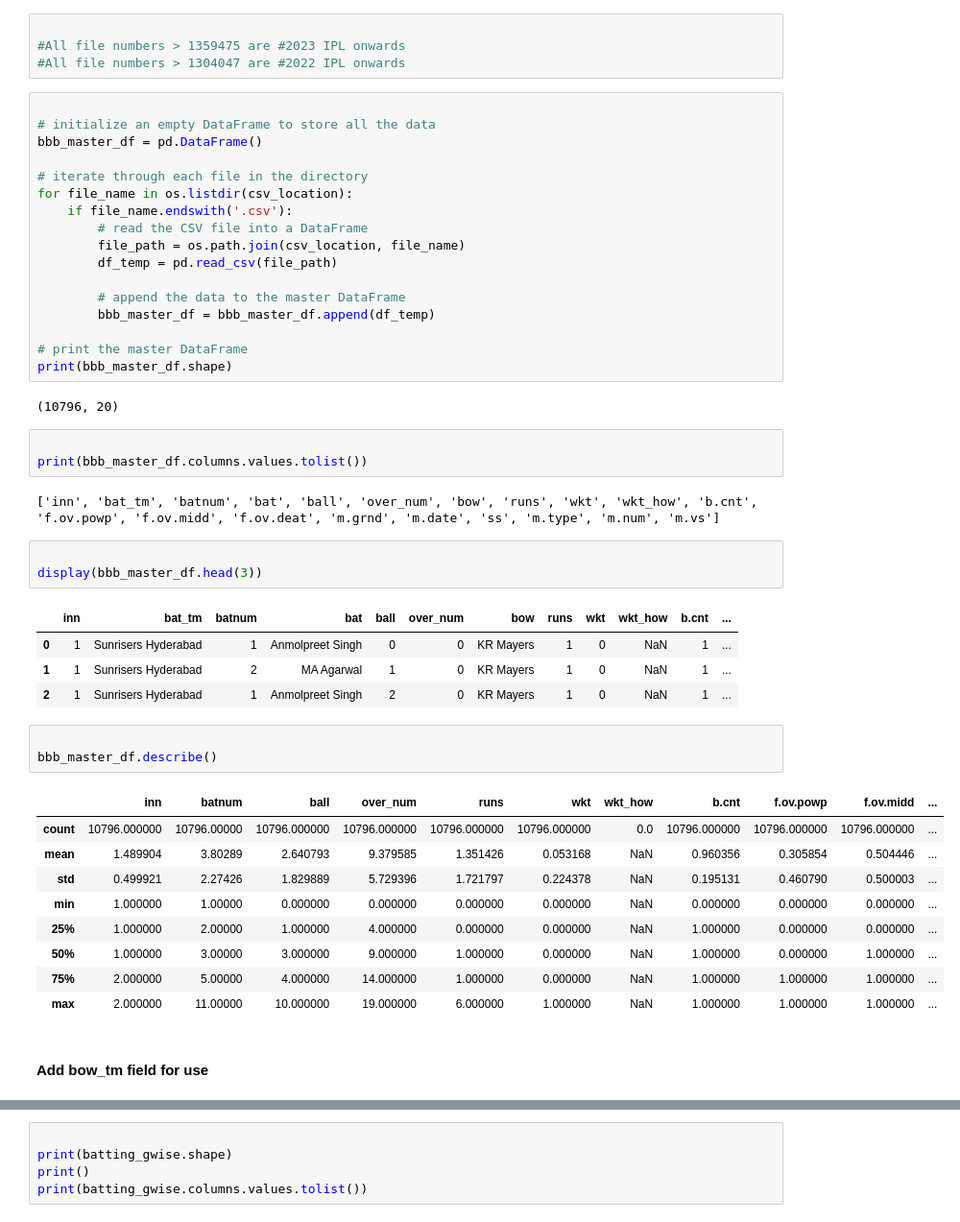
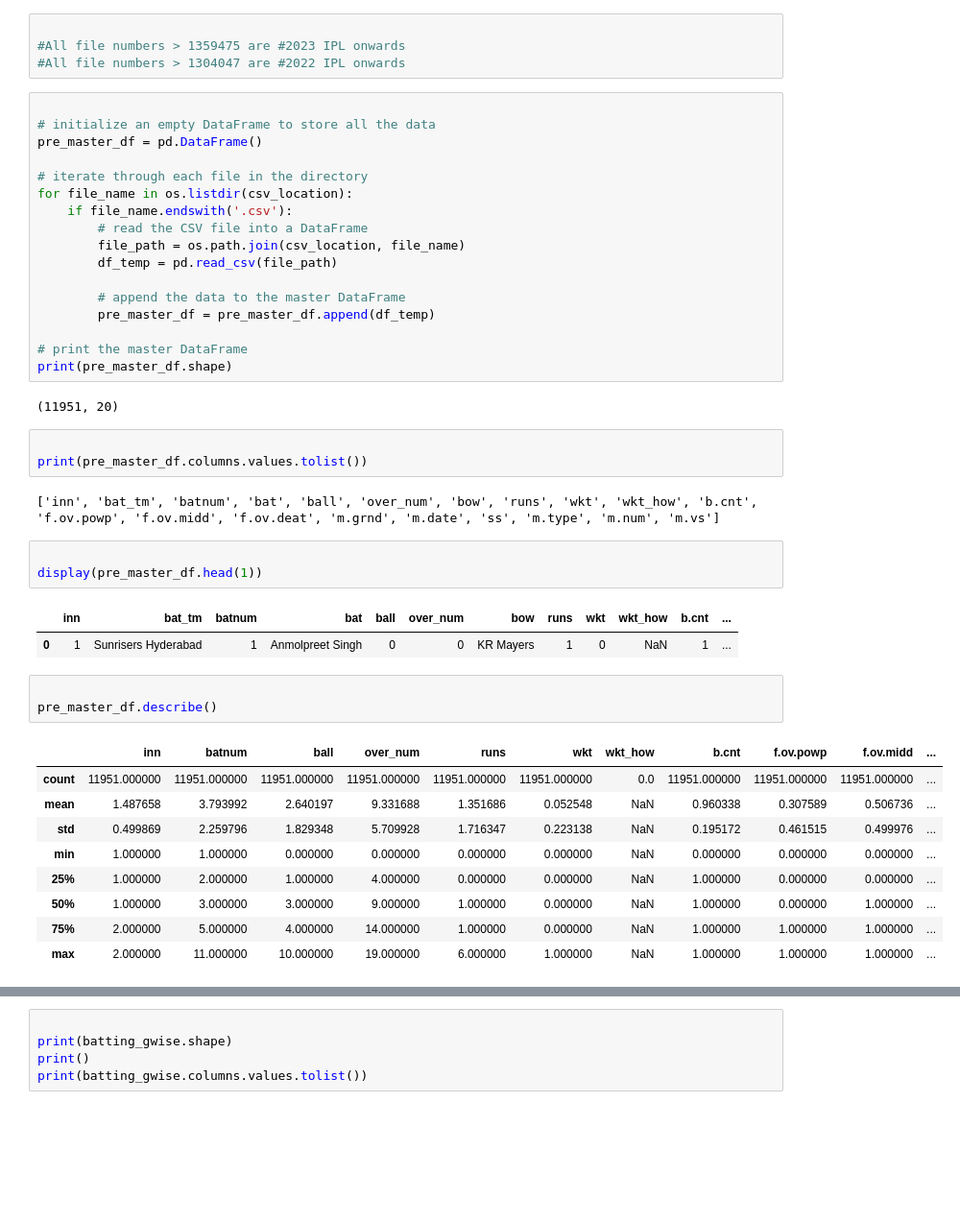
Before and after one commit to ageofthegit/cricket-fantasy-ipl23, a Jupyter notebook: IPL/Code/C02_02_gstats.ipynb, the cells around one changed output, grey strips where cells are left out. Shown: that part at 96% size. Cells and saved outputs as stored; diff of their text form; blank space fills up the shorter version.

```diff
--- a/IPL/Code/C02_03_Stats by Team.ipynb
+++ b/IPL/Code/C02_02_gstats.ipynb
@@ -63,7 +63,7 @@ print(total_files)
 # %%
 
 # initialize an empty DataFrame to store all the data
-bbb_master_df = pd.DataFrame()
+pre_master_df = pd.DataFrame()
 
 # iterate through each file in the directory
 for file_name in os.listdir(csv_location):
@@ -73,37 +73,33 @@ for file_name in os.listdir(csv_location):
         df_temp = pd.read_csv(file_path)
 
         # append the data to the master DataFrame
-        bbb_master_df = bbb_master_df.append(df_temp)
+        pre_master_df = pre_master_df.append(df_temp)
 
 # print the master DataFrame
-print(bbb_master_df.shape)
+print(pre_master_df.shape)
 # %% [output]
-(10796, 20)
+(11951, 20)
 # %%
 
-print(bbb_master_df.columns.values.tolist())
+print(pre_master_df.columns.values.tolist())
 # %% [output]
 ['inn', 'bat_tm', 'batnum', 'bat', 'ball', 'over_num', 'bow', 'runs', 'wkt', 'wkt_how', 'b.cnt', 'f.ov.powp', 'f.ov.midd', 'f.ov.deat', 'm.grnd', 'm.date', 'ss', 'm.type', 'm.num', 'm.vs']
 # %%
 
-display(bbb_master_df.head(3))
+display(pre_master_df.head(1))
 # %% [output]
 |  | inn | bat_tm | batnum | bat | ball | over_num | bow | runs | wkt | wkt_how | b.cnt | ... |
 | 0 | 1 | Sunrisers Hyderabad | 1 | Anmolpreet Singh | 0 | 0 | KR Mayers | 1 | 0 | NaN | 1 | ... |
-| 1 | 1 | Sunrisers Hyderabad | 2 | MA Agarwal | 1 | 0 | KR Mayers | 1 | 0 | NaN | 1 | ... |
-| 2 | 1 | Sunrisers Hyderabad | 1 | Anmolpreet Singh | 2 | 0 | KR Mayers | 1 | 0 | NaN | 1 | ... |
 # %%
 
-bbb_master_df.describe()
+pre_master_df.describe()
 # %% [output]
 |  | inn | batnum | ball | over_num | runs | wkt | wkt_how | b.cnt | f.ov.powp | f.ov.midd | ... |
-| count | 10796.000000 | 10796.00000 | 10796.000000 | 10796.000000 | 10796.000000 | 10796.000000 | 0.0 | 10796.000000 | 10796.000000 | 10796.000000 | ... |
-| mean | 1.489904 | 3.80289 | 2.640793 | 9.379585 | 1.351426 | 0.053168 | NaN | 0.960356 | 0.305854 | 0.504446 | ... |
-| std | 0.499921 | 2.27426 | 1.829889 | 5.729396 | 1.721797 | 0.224378 | NaN | 0.195131 | 0.460790 | 0.500003 | ... |
-| min | 1.000000 | 1.00000 | 0.000000 | 0.000000 | 0.000000 | 0.000000 | NaN | 0.000000 | 0.000000 | 0.000000 | ... |
-| 25% | 1.000000 | 2.00000 | 1.000000 | 4.000000 | 0.000000 | 0.000000 | NaN | 1.000000 | 0.000000 | 0.000000 | ... |
-| 50% | 1.000000 | 3.00000 | 3.000000 | 9.000000 | 1.000000 | 0.000000 | NaN | 1.000000 | 0.000000 | 1.000000 | ... |
-| 75% | 2.000000 | 5.00000 | 4.000000 | 14.000000 | 1.000000 | 0.000000 | NaN | 1.000000 | 1.000000 | 1.000000 | ... |
-| max | 2.000000 | 11.00000 | 10.000000 | 19.000000 | 6.000000 | 1.000000 | NaN | 1.000000 | 1.000000 | 1.000000 | ... |
+| count | 11951.000000 | 11951.000000 | 11951.000000 | 11951.000000 | 11951.000000 | 11951.000000 | 0.0 | 11951.000000 | 11951.000000 | 11951.000000 | ... |
+| mean | 1.487658 | 3.793992 | 2.640197 | 9.331688 | 1.351686 | 0.052548 | NaN | 0.960338 | 0.307589 | 0.506736 | ... |
+| std | 0.499869 | 2.259796 | 1.829348 | 5.709928 | 1.716347 | 0.223138 | NaN | 0.195172 | 0.461515 | 0.499976 | ... |
+| min | 1.000000 | 1.000000 | 0.000000 | 0.000000 | 0.000000 | 0.000000 | NaN | 0.000000 | 0.000000 | 0.000000 | ... |
+| 25% | 1.000000 | 2.000000 | 1.000000 | 4.000000 | 0.000000 | 0.000000 | NaN | 1.000000 | 0.000000 | 0.000000 | ... |
+| 50% | 1.000000 | 3.000000 | 3.000000 | 9.000000 | 1.000000 | 0.000000 | NaN | 1.000000 | 0.000000 | 1.000000 | ... |
+| 75% | 2.000000 | 5.000000 | 4.000000 | 14.000000 | 1.000000 | 0.000000 | NaN | 1.000000 | 1.000000 | 1.000000 | ... |
+| max | 2.000000 | 11.000000 | 10.000000 | 19.000000 | 6.000000 | 1.000000 | NaN | 1.000000 | 1.000000 | 1.000000 | ... |
-# %% [markdown]
-#### Add bow_tm field for use
```
Also changed, not shown: parts of 60 cells of this notebook, 46 other files.
